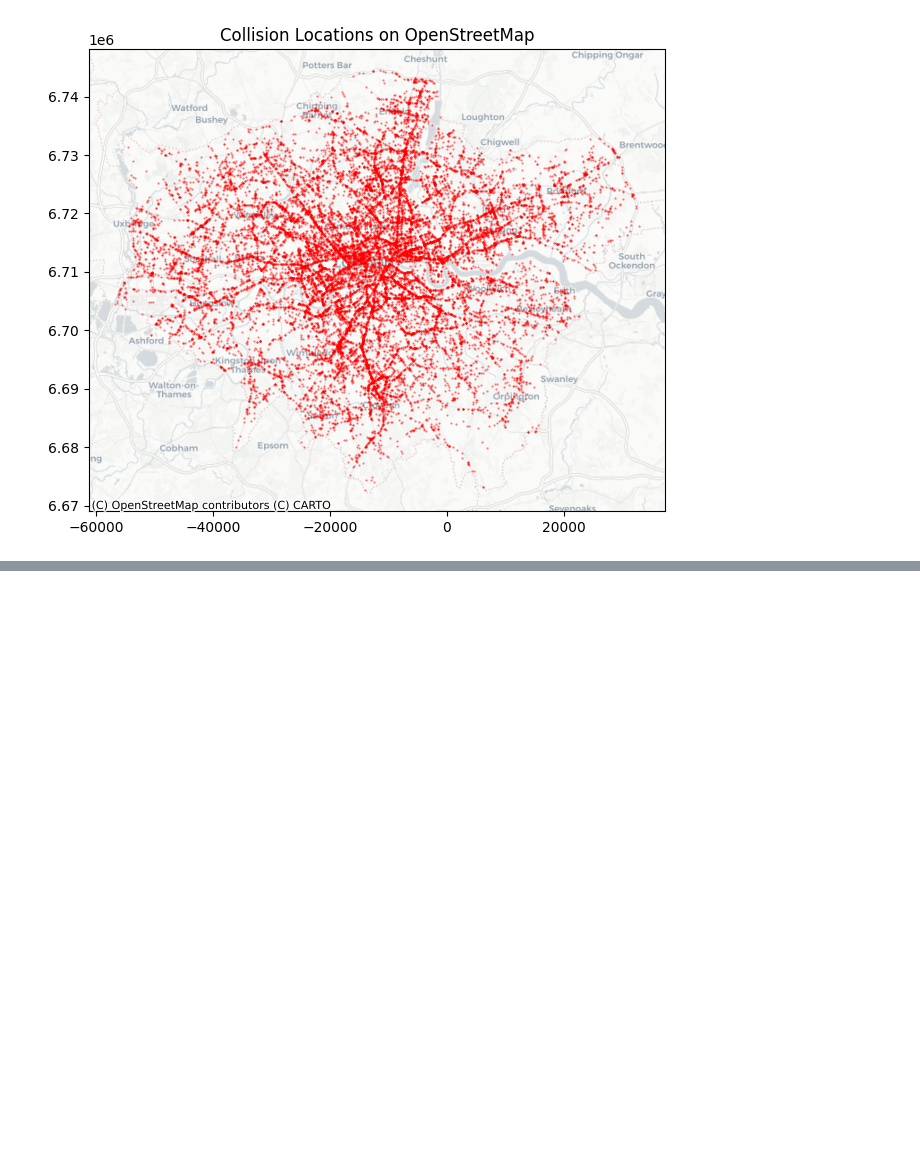
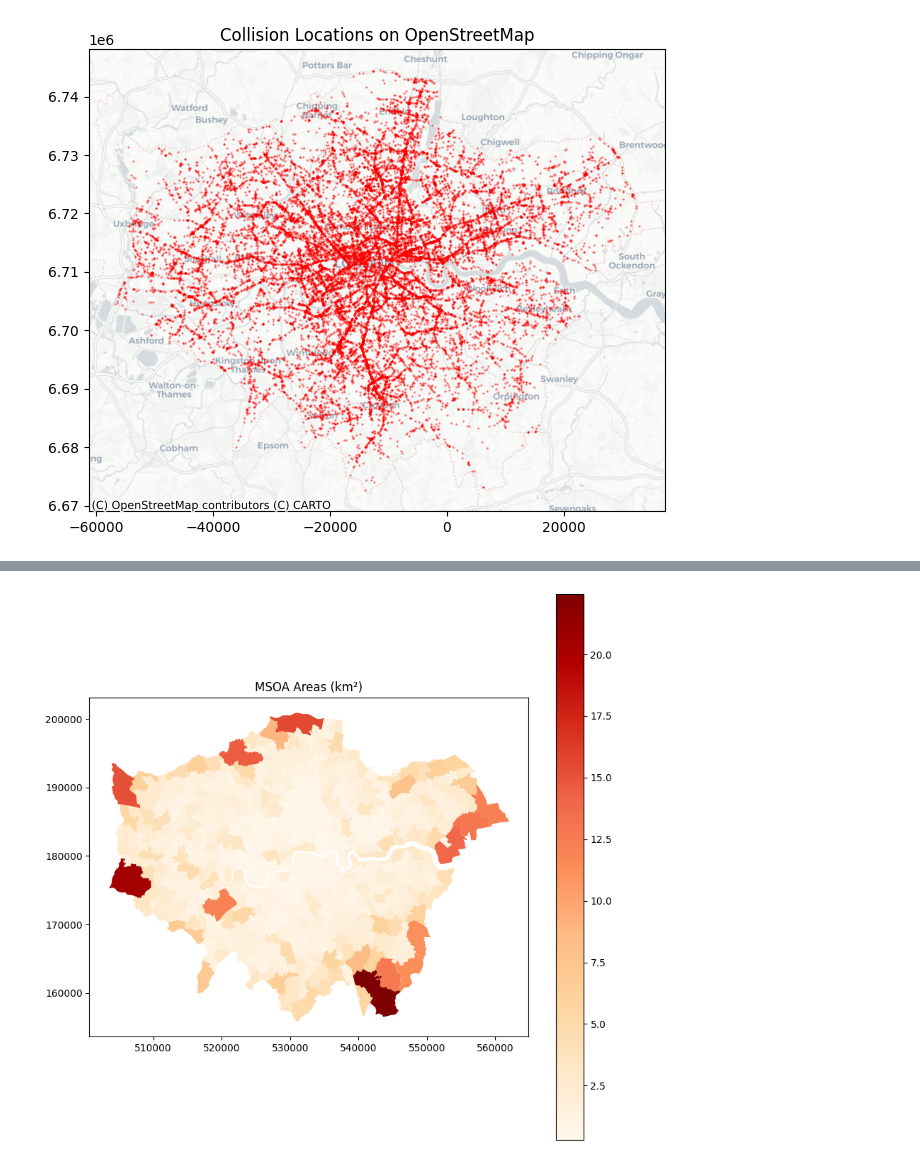
Before and after one commit to iantsern-twuk/CASA0007_Quantitative-Methods, a Jupyter notebook: Assessment/group work/data_cleaning.ipynb, the cells around one changed output, grey strips where cells are left out. Saved outputs shown, nothing was run; the diff lists cells and outputs as text; code cells hidden in the pictures; blank space fills up the shorter version.

```diff
--- a/Assessment/group work/data_cleaning.ipynb
+++ b/Assessment/group work/data_cleaning.ipynb
@@ -139,0 +383,12 @@ plt.show()
+# %%
+msoa_london = msoa_london.to_crs(epsg=27700)
+gdf_cycle_lane = gdf_cycle_lane.to_crs(epsg=27700)
+
+# using overlay to cut the line in each polygon
+cut_lines = gpd.overlay(gdf_cycle_lane, msoa_london, how='intersection')
+
+# calculate the length of the line in each msoa polygon
+cut_lines['length'] = cut_lines.geometry.length/1000.0
+lengths_by_msoa = cut_lines.groupby('MSOA11CD')['length'].sum().reset_index()
+
+print(lengths_by_msoa.sort_values(by='length', ascending=False))
@@ -139,0 +410,6 @@ plt.show()
+# %%
+msoa_london = msoa_london.to_crs(epsg=27700)
+msoa_london['area_km2'] = msoa_london.geometry.area / 1000000
+msoa_london_area = msoa_london[['MSOA11CD', 'area_km2']]
+
+msoa_london_area.sort_values(by='area_km2', ascending=False)
@@ -139,0 +430,9 @@ plt.show()
+# %%
+import matplotlib.pyplot as plt
+
+# 繪製多邊形以進行可視化檢查
+msoa_london.plot(column='area_km2', legend=True, cmap='OrRd', figsize=(10, 10))
+plt.title('MSOA Areas (km²)')
+plt.show()
+# %% [output]
+[figure, added]
```
Also changed, not shown: parts of 28 cells of this notebook, 12 other files.
